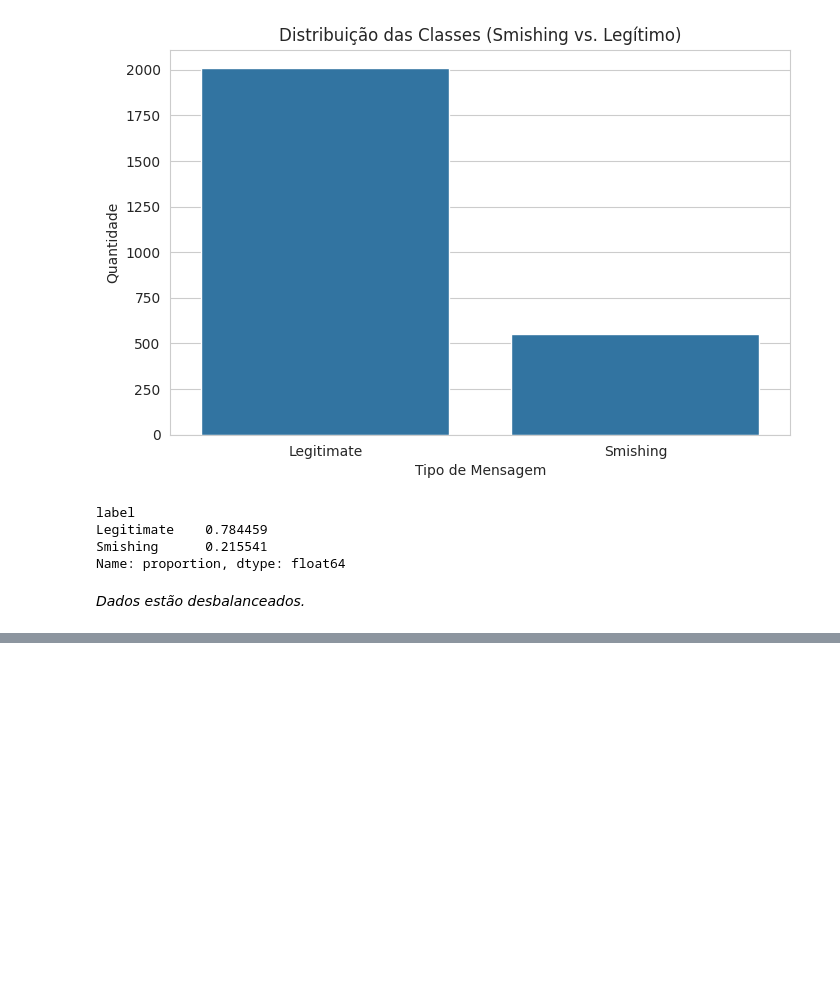
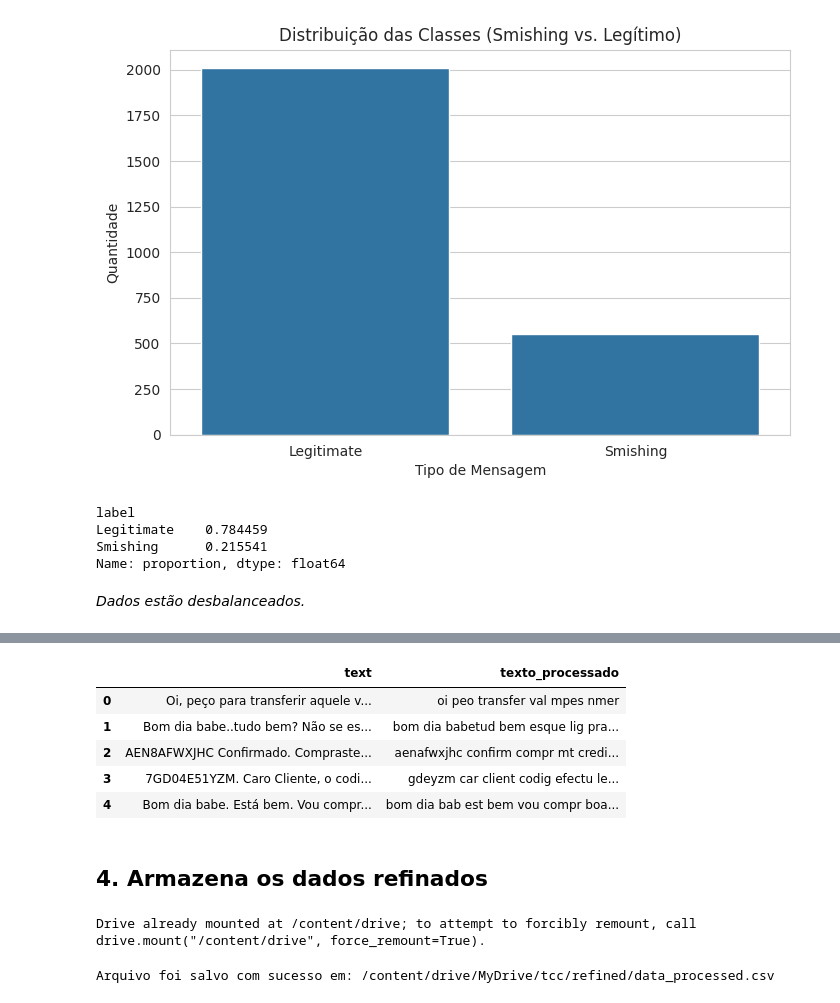
Before and after one commit to smishingdetectionproject/tcc-smishing, a Jupyter notebook: data_process_smishing_.ipynb, the cells around one changed output, grey strips where cells are left out. Cells and saved outputs as stored; diff of their text form; code cells hidden in the pictures; blank space fills up the shorter version.

```diff
--- a/data_process_smishing_.ipynb
+++ b/data_process_smishing_.ipynb
@@ -89,0 +132,44 @@ Name: proportion, dtype: float64
+# %%
+# Função de limpeza e pré-processamento
+stop_words = set(stopwords.words('portuguese'))
+stemmer = RSLPStemmer()
+
+def pre_processar(texto):
+    # Converte para minúsculas
+    texto = texto.lower()
+    # Remove URLs
+    texto = re.sub(r'http\S+|www\S+', '', texto)
+    # Remove pontuação e números
+    texto = re.sub(r'[^a-zA-Z\s]', '', texto)
+    # Tokeniza e remove stopwords
+    palavras = [palavra for palavra in texto.split() if palavra not in stop_words]
+    # Aplica stemming
+    palavras_stem = [stemmer.stem(palavra) for palavra in palavras]
+    return ' '.join(palavras_stem)
+# %%
+# Aplica a função
+df['texto_processado'] = df['text'].apply(pre_processar)
+df[['text', 'texto_processado']].head()
+# %% [output]
+|  | text | texto_processado |
+| 0 | Oi, peço para transferir aquele v... | oi peo transfer val mpes nmer |
+| 1 | Bom dia babe..tudo bem? Não se es... | bom dia babetud bem esque lig pra... |
+| 2 | AEN8AFWXJHC Confirmado. Compraste... | aenafwxjhc confirm compr mt credi... |
+| 3 | 7GD04E51YZM. Caro Cliente, o codi... | gdeyzm car client codig efectu le... |
+| 4 | Bom dia babe. Está bem. Vou compr... | bom dia bab est bem vou compr boa... |
+# %% [markdown]
+## 4. Armazena os dados refinados
+# %%
+# Autoriza acesso ao Google Drive
+from google.colab import drive
+drive.mount('/content/drive')
+# %% [output]
+Drive already mounted at /content/drive; to attempt to forcibly remount, call drive.mount("/content/drive", force_remount=True).
+# %%
+# Salva os dfs na pasta refined
+file_path = '/content/drive/MyDrive/tcc/refined/data_processed.csv'
+df.to_csv(file_path, index=False)
+
+print(f"Arquivo foi salvo com sucesso em: {file_path}")
+# %% [output]
+Arquivo foi salvo com sucesso em: /content/drive/MyDrive/tcc/refined/data_processed.csv
```
Also changed, not shown: parts of 12 cells of this notebook.
